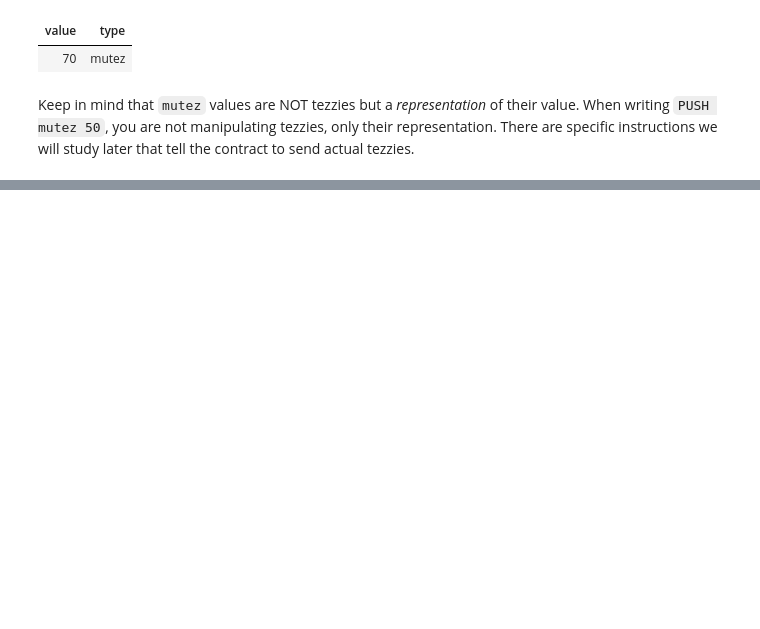
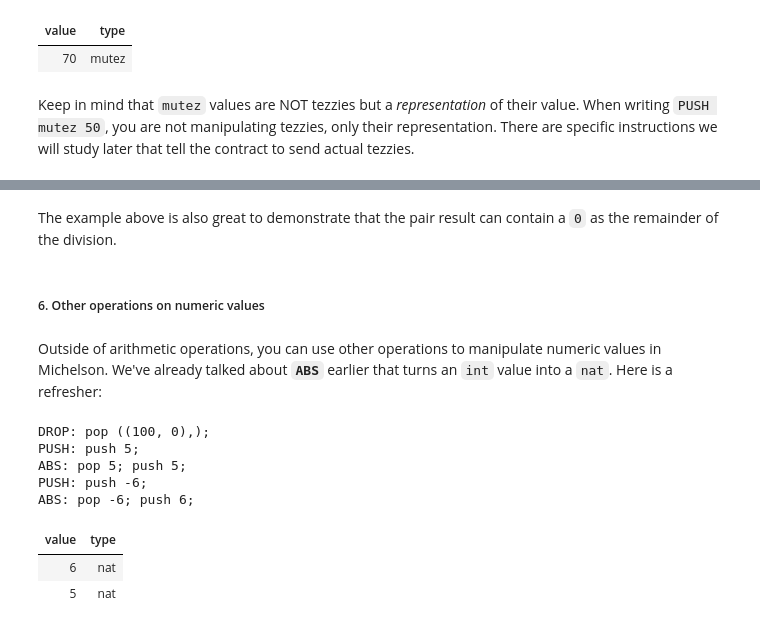
Before and after one commit to baking-bad/michelson-labs, a Jupyter notebook: notebooks/Chapter four/Chapter four - Arithmetic operations and options.ipynb, the cells around one changed output, grey strips where cells are left out. Drawn from its saved outputs; the diff is of its cells as text; code cells hidden in the pictures; blank space fills up the shorter version.

```diff
--- a/notebooks/Chapter four/Chapter four - Arithmetic operations and options.ipynb
+++ b/notebooks/Chapter four/Chapter four - Arithmetic operations and options.ipynb
@@ -115,0 +336,22 @@ Keep in mind that `mutez` values are NOT tezzies but a *representation* of their
+# %% [markdown]
+The example above is also great to demonstrate that the pair result can contain a `0` as the remainder of the division.
+# %% [markdown]
+##### 6. Other operations on numeric values
+# %% [markdown]
+Outside of arithmetic operations, you can use other operations to manipulate numeric values in Michelson. We've already talked about **`ABS`** earlier that turns an `int` value into a `nat`. Here is a refresher:
+# %%
+DROP ;
+PUSH int 5 ;
+ABS ;
+PUSH int -6 ;
+ABS ;
+DUMP ;
+# %% [output]
+DROP: pop ((100, 0),);
+PUSH: push 5;
+ABS: pop 5; push 5;
+PUSH: push -6;
+ABS: pop -6; push 6;
+| value | type |
+| 6 | nat |
+| 5 | nat |
```
Also changed, not shown: parts of 41 cells of this notebook, 1 other file.
